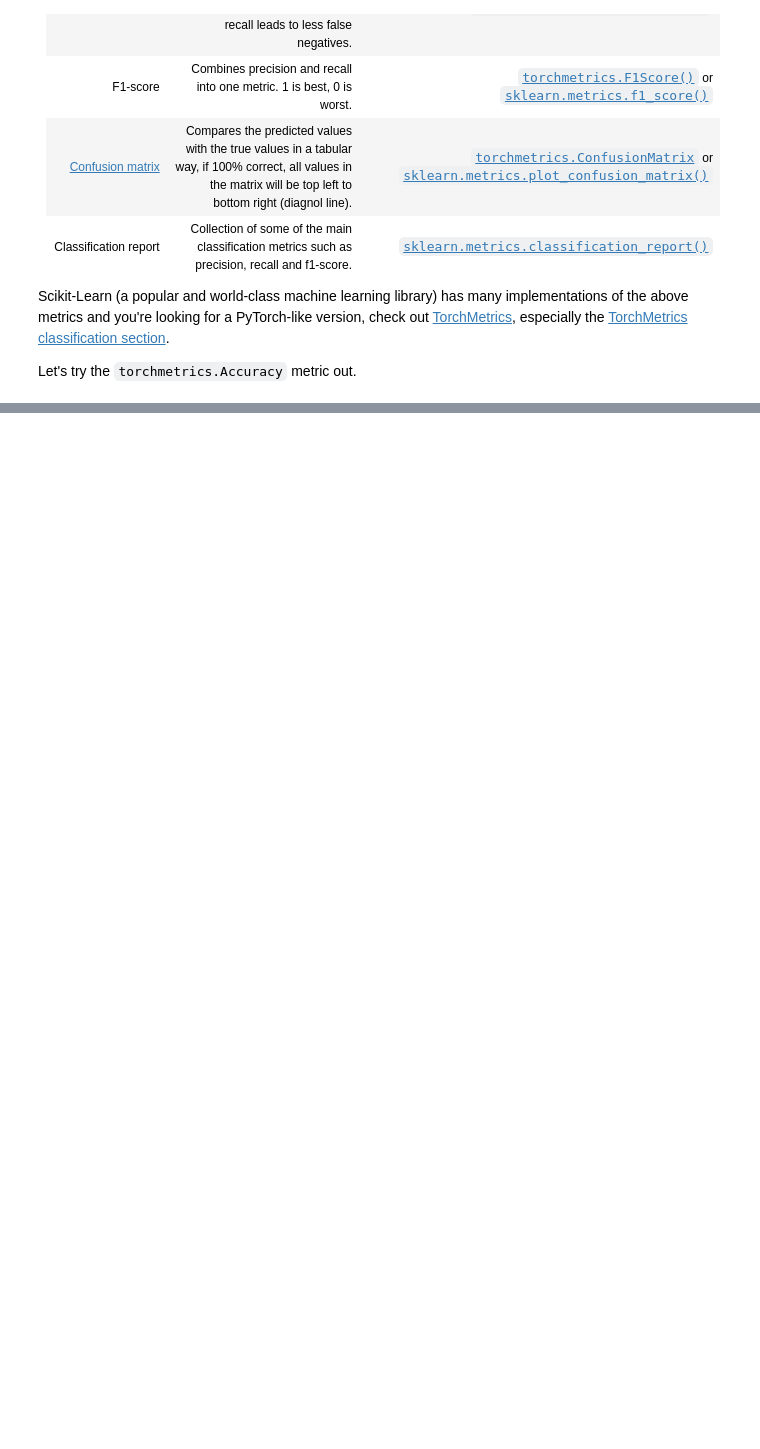
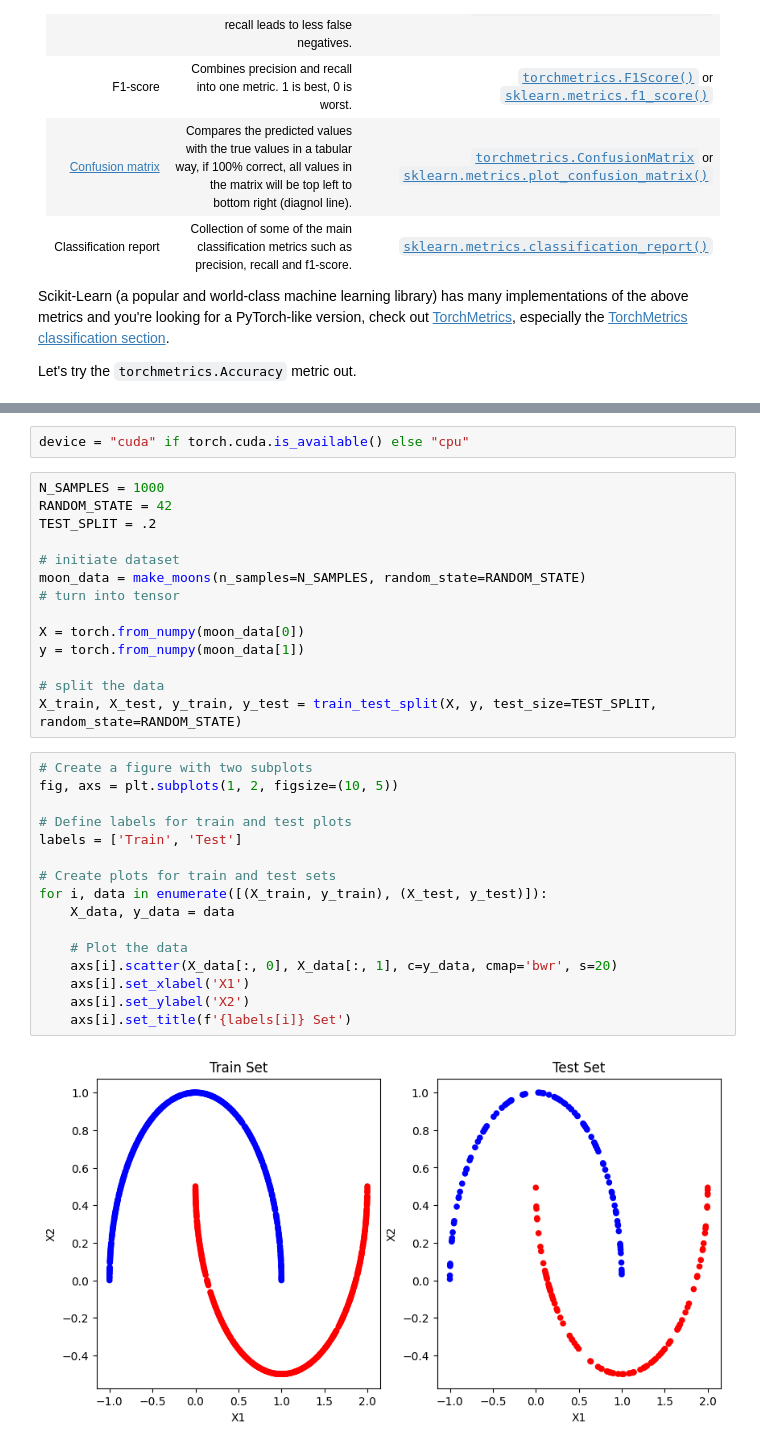
Before and after one commit to amrirasyidi/ztm_pytorch_learn, a Jupyter notebook: 02_pytorch_classification.ipynb, the cells around one changed output, grey strips where cells are left out. Drawn from its saved outputs; the diff is of its cells as text; blank space fills up the shorter version.

```diff
--- a/02_pytorch_classification.ipynb
+++ b/02_pytorch_classification.ipynb
@@ -1881,0 +1821,34 @@ plt.show()
+# %%
+device = "cuda" if torch.cuda.is_available() else "cpu"
+# %%
+N_SAMPLES = 1000
+RANDOM_STATE = 42
+TEST_SPLIT = .2
+
+# initiate dataset
+moon_data = make_moons(n_samples=N_SAMPLES, random_state=RANDOM_STATE)
+# turn into tensor
+
+X = torch.from_numpy(moon_data[0])
+y = torch.from_numpy(moon_data[1])
+
+# split the data
+X_train, X_test, y_train, y_test = train_test_split(X, y, test_size=TEST_SPLIT, random_state=RANDOM_STATE)
+# %%
+# Create a figure with two subplots
+fig, axs = plt.subplots(1, 2, figsize=(10, 5))
+
+# Define labels for train and test plots
+labels = ['Train', 'Test']
+
+# Create plots for train and test sets
+for i, data in enumerate([(X_train, y_train), (X_test, y_test)]):
+    X_data, y_data = data
+
+    # Plot the data
+    axs[i].scatter(X_data[:, 0], X_data[:, 1], c=y_data, cmap='bwr', s=20)
+    axs[i].set_xlabel('X1')
+    axs[i].set_ylabel('X2')
+    axs[i].set_title(f'{labels[i]} Set')
+# %% [output]
+[figure, added]
```
Also changed, not shown: parts of 22 cells of this notebook.
